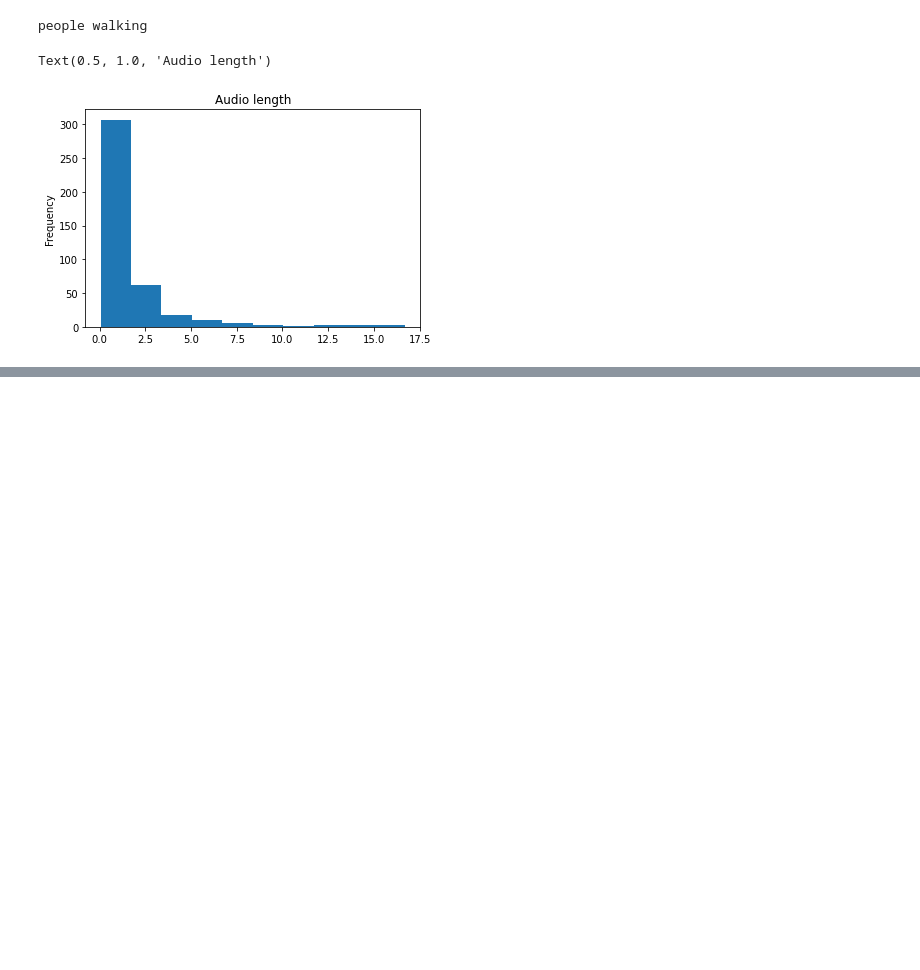
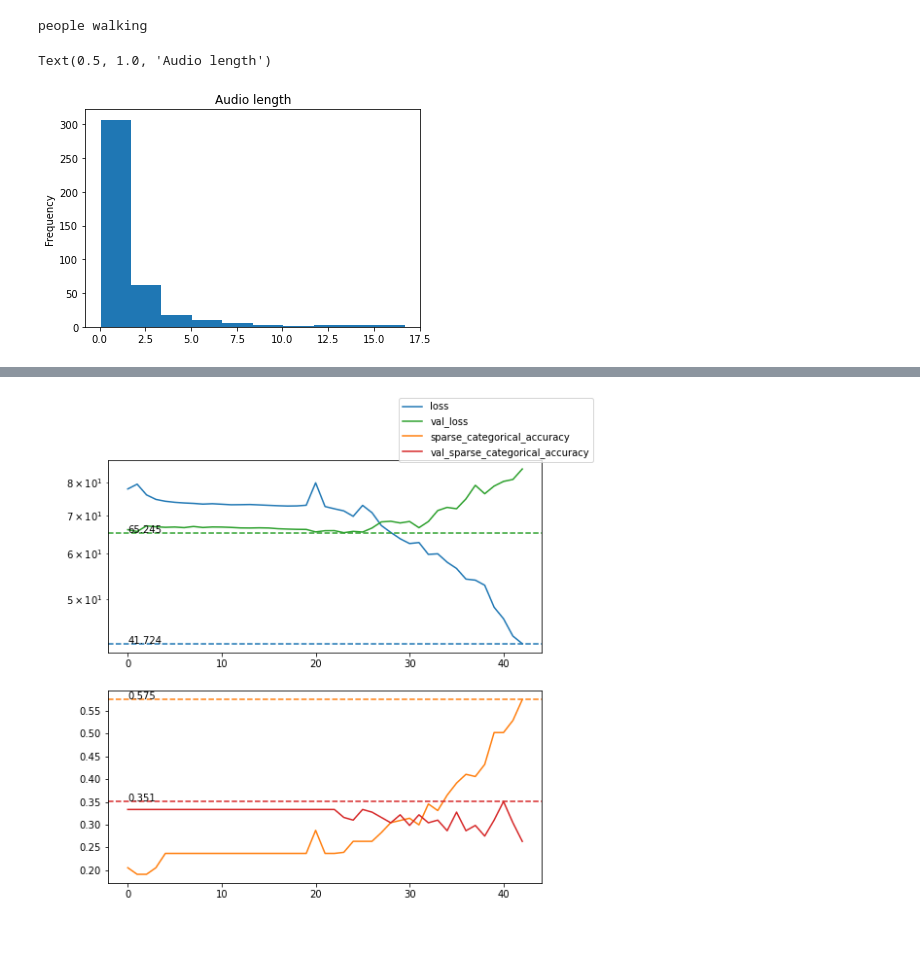
Before and after one commit to elda27/AudioEventClassification, a Jupyter notebook: CNN.ipynb, the cells around one changed output, grey strips where cells are left out. Saved outputs shown, nothing was run; the diff lists cells and outputs as text; code cells hidden in the pictures; blank space fills up the shorter version.

```diff
--- a/CNN.ipynb
+++ b/CNN.ipynb
@@ -80,6 +80,11 @@ class ResidualConvRegressor(tf.keras.Model):
 # %%
 fold_index = 0
 task = 'home'
+model_dir = './model'
+# %%
+from pathlib import Path
+model_dir = Path(model_dir)
+model_dir.mkdir(exist_ok=True, parents=True)
 # %%
 # Load training setup
 import pandas as pd
@@ -403,0 +229,3 @@ NameError: name 'training_params' is not defined
+# %%
+train_dataset = get_tf_dataset('train')
+test_dataset = get_tf_dataset('evaluate')
@@ -403,0 +327,73 @@ NameError: name 'training_params' is not defined
+# %%
+def create_cnn_model():
+    return tf.keras.Sequential([
+        ConvRegressor([8, 16, 32, 64, 128, 256], kernel_size=7),
+        tf.keras.layers.Flatten(),
+        tf.keras.layers.Dense(1000, activation=tf.nn.relu),
+        tf.keras.layers.Dense(1000, activation=tf.nn.relu),
+        tf.keras.layers.Dense(len(sound_events)),
+    ])
+# %%
+import IPython
+from collections import defaultdict
+from itertools import product
+import matplotlib.pyplot as plt
+from tqdm.notebook import tqdm, trange
+import time
+import seaborn as sns
+from io import BytesIO
+import imageio
+from IPython.display import Image, display_png, clear_output
+
+#%matplotlib widget
+%matplotlib inline
+#%matplotlib notebook
+epochs = 2000
+
+model_type = 'cnn'
+
+model = create_cnn_model()
+optimizer = tf.keras.optimizers.Adam(1e-4, beta_1=0.5, beta_2=0.99)
+
+checkpoint_name = f'{task}_{model_type}_fold{fold_index}'
+cur_model_dir = model_dir / checkpoint_name
+cur_model_dir.mkdir(exist_ok=True, parents=True)
+
+plot_callback = PlotCallback(n_step=3)
+with tf.device('/GPU:0'):
+    model.compile(
+        loss=tf.keras.losses.SparseCategoricalCrossentropy(
+            from_logits=True, reduction=tf.keras.losses.Reduction.SUM),
+        optimizer=optimizer,
+        metrics=tf.keras.metrics.sparse_categorical_accuracy,
+    )
+
+    mode = 'min'
+    model.fit(
+        train_dataset,
+        batch_size=8, epochs=2000, shuffle=True,
+        validation_data=test_dataset,
+        callbacks=[
+            tf.keras.callbacks.EarlyStopping(
+                patience=40,
+                #monitor='val_sparse_categorical_accuracy',
+                monitor='val_loss',
+                mode=mode
+            ),
+            plot_callback,
+            tf.keras.callbacks.TerminateOnNaN(),
+            tf.keras.callbacks.ModelCheckpoint(
+                str(cur_model_dir / (checkpoint_name + '.model')),
+                #monitor='val_sparse_categorical_accuracy',
+                monitor='val_loss',
+                save_best_only=True,
+                save_weights_only=True,
+                mode=mode,
+            )
+        ]
+    )
+
+plot_callback.fig.tight_layout()
+plot_callback.fig.savefig(str(cur_model_dir / (checkpoint_name + '.png')))
+# %% [output]
+[figure, added]
```
Also changed, not shown: parts of 10 cells of this notebook.
